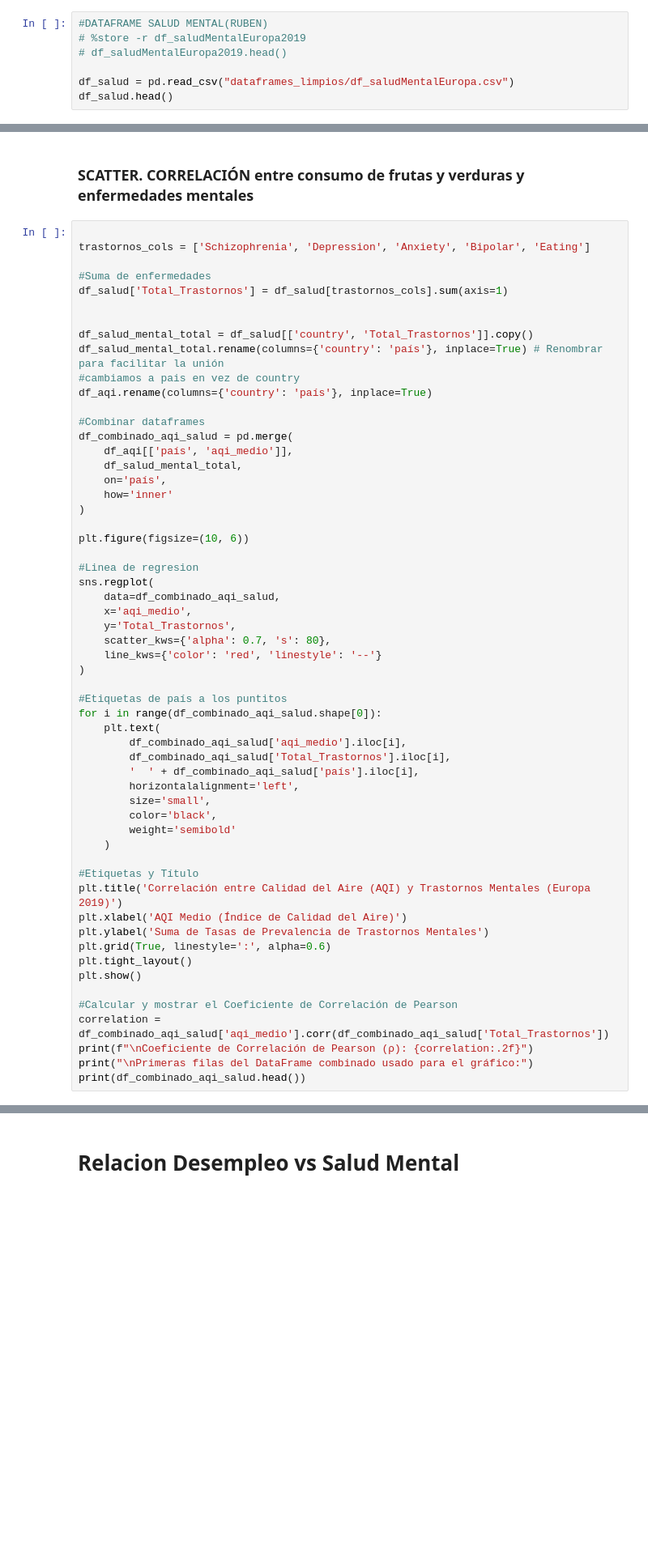
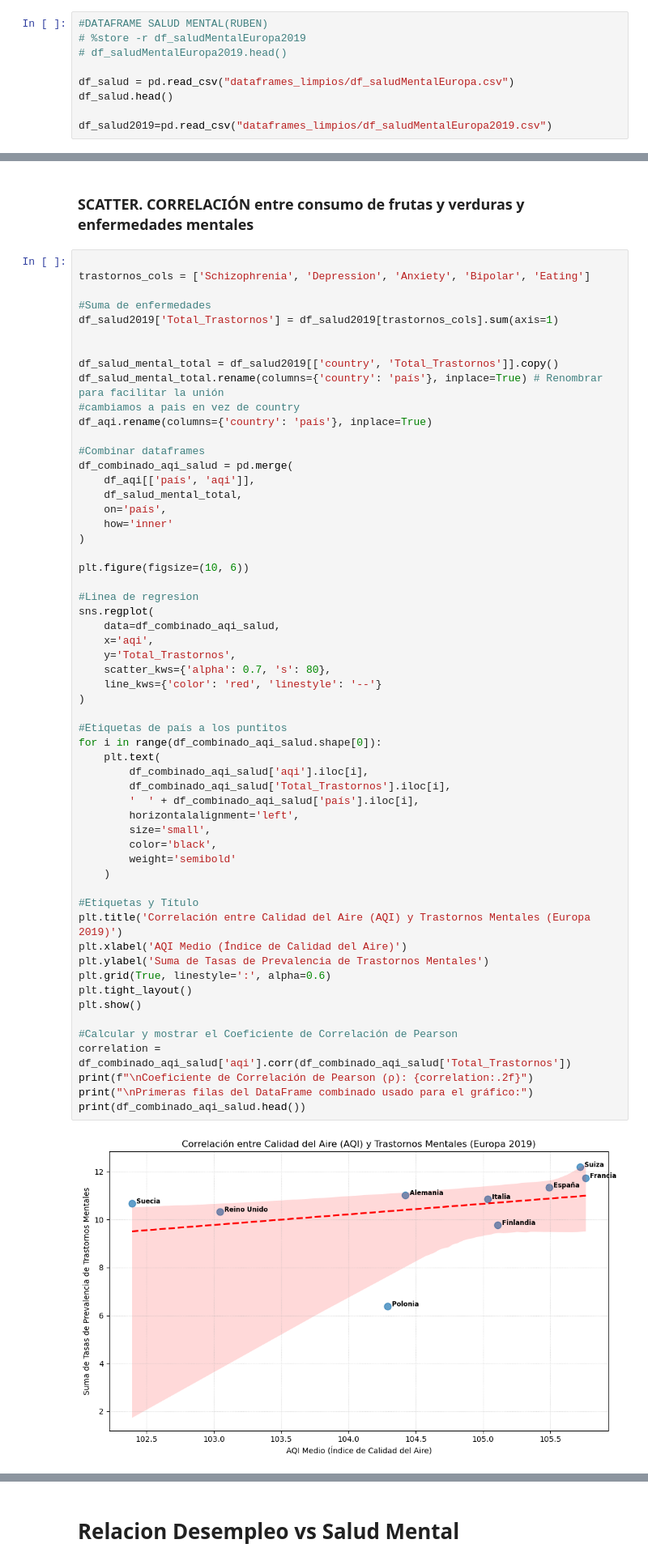
Before and after one commit to AntonioDavid333/Mental-Health-Data-Analysis, a Jupyter notebook: Global.ipynb, the cells around one changed output, grey strips where cells are left out. Shown at 81% size. Saved outputs shown, nothing was run; the diff lists cells and outputs as text; blank space fills up the shorter version.

```diff
--- a/Global.ipynb
+++ b/Global.ipynb
@@ -92,3 +92,5 @@ ESTE ESTUDIO MUESTRA EL PORCENTAJE DE POBLACIÓN QUE PADECE EL TRASTORNO MENTAL
 
 df_salud = pd.read_csv("dataframes_limpios/df_saludMentalEuropa.csv")
 df_salud.head()
+
+df_salud2019=pd.read_csv("dataframes_limpios/df_saludMentalEuropa2019.csv")
@@ -154,17 +149,17 @@ df_educacion.head()
 trastornos_cols = ['Schizophrenia', 'Depression', 'Anxiety', 'Bipolar', 'Eating']
 
 #Suma de enfermedades
-df_salud['Total_Trastornos'] = df_salud[trastornos_cols].sum(axis=1)
+df_salud2019['Total_Trastornos'] = df_salud2019[trastornos_cols].sum(axis=1)
 
 
-df_salud_mental_total = df_salud[['country', 'Total_Trastornos']].copy()
+df_salud_mental_total = df_salud2019[['country', 'Total_Trastornos']].copy()
 df_salud_mental_total.rename(columns={'country': 'país'}, inplace=True) # Renombrar para facilitar la unión
 #cambiamos a pais en vez de country
 df_aqi.rename(columns={'country': 'país'}, inplace=True)
 
 #Combinar dataframes
 df_combinado_aqi_salud = pd.merge(
-    df_aqi[['país', 'aqi_medio']],
+    df_aqi[['país', 'aqi']],
     df_salud_mental_total,
     on='país',
     how='inner'
@@ -175,35 +170,36 @@ plt.figure(figsize=(10, 6))
 #Linea de regresion
 sns.regplot(
     data=df_combinado_aqi_salud,
-    x='aqi_medio',
+    x='aqi',
     y='Total_Trastornos',
     scatter_kws={'alpha': 0.7, 's': 80},
     line_kws={'color': 'red', 'linestyle': '--'}
 )
 
 #Etiquetas de país a los puntitos
 for i in range(df_combinado_aqi_salud.shape[0]):
     plt.text(
-        df_combinado_aqi_salud['aqi_medio'].iloc[i],
+        df_combinado_aqi_salud['aqi'].iloc[i],
         df_combinado_aqi_salud['Total_Trastornos'].iloc[i],
         '  ' + df_combinado_aqi_salud['país'].iloc[i],
         horizontalalignment='left',
         size='small',
         color='black',
         weight='semibold'
     )
 
 #Etiquetas y Título
 plt.title('Correlación entre Calidad del Aire (AQI) y Trastornos Mentales (Europa 2019)')
 plt.xlabel('AQI Medio (Índice de Calidad del Aire)')
 plt.ylabel('Suma de Tasas de Prevalencia de Trastornos Mentales')
 plt.grid(True, linestyle=':', alpha=0.6)
 plt.tight_layout()
 plt.show()
 
 #Calcular y mostrar el Coeficiente de Correlación de Pearson
-correlation = df_combinado_aqi_salud['aqi_medio'].corr(df_combinado_aqi_salud['Total_Trastornos'])
+correlation = df_combinado_aqi_salud['aqi'].corr(df_combinado_aqi_salud['Total_Trastornos'])
 print(f"\nCoeficiente de Correlación de Pearson (ρ): {correlation:.2f}")
 print("\nPrimeras filas del DataFrame combinado usado para el gráfico:")
 print(df_combinado_aqi_salud.head())
 # %% [output]
+[figure, added]
```
Also changed, not shown: parts of 7 cells of this notebook.
